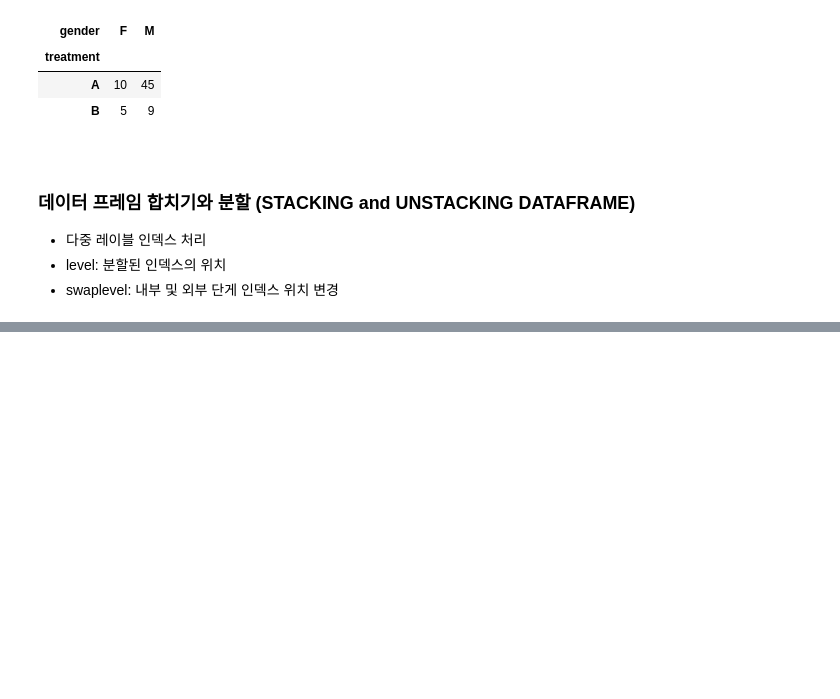
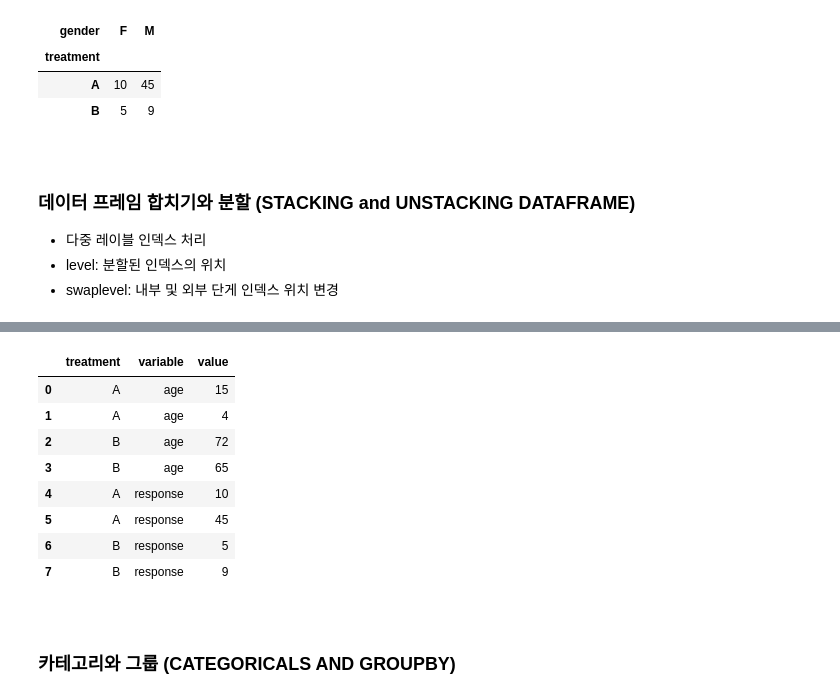
Before and after one commit to chameleon001/start_beginner_kaggle, a Jupyter notebook: transcription/Data_ScienceTutorial_for_Beginners.ipynb, the cells around one changed output, grey strips where cells are left out. Saved outputs shown, nothing was run; the diff lists cells and outputs as text; code cells hidden in the pictures; blank space fills up the shorter version.

```diff
--- a/transcription/Data_ScienceTutorial_for_Beginners.ipynb
+++ b/transcription/Data_ScienceTutorial_for_Beginners.ipynb
@@ -1647,0 +1707,16 @@ NameError: name 'df' is not defined
+# %%
+# df.pivot (index ="treatment", columns = "gender", values="response")
+pd.melt(df, id_vars="treatment", value_vars=["age","response"])
+# %% [output]
+|  | treatment | variable | value |
+| 0 | A | age | 15 |
+| 1 | A | age | 4 |
+| 2 | B | age | 72 |
+| 3 | B | age | 65 |
+| 4 | A | response | 10 |
+| 5 | A | response | 45 |
+| 6 | B | response | 5 |
+| 7 | B | response | 9 |
+# %% [markdown]
+<a id="42"></a> <br>
+### 카테고리와 그룹  (CATEGORICALS AND GROUPBY)
```
Also changed, not shown: parts of 16 cells of this notebook, 23 other files.
